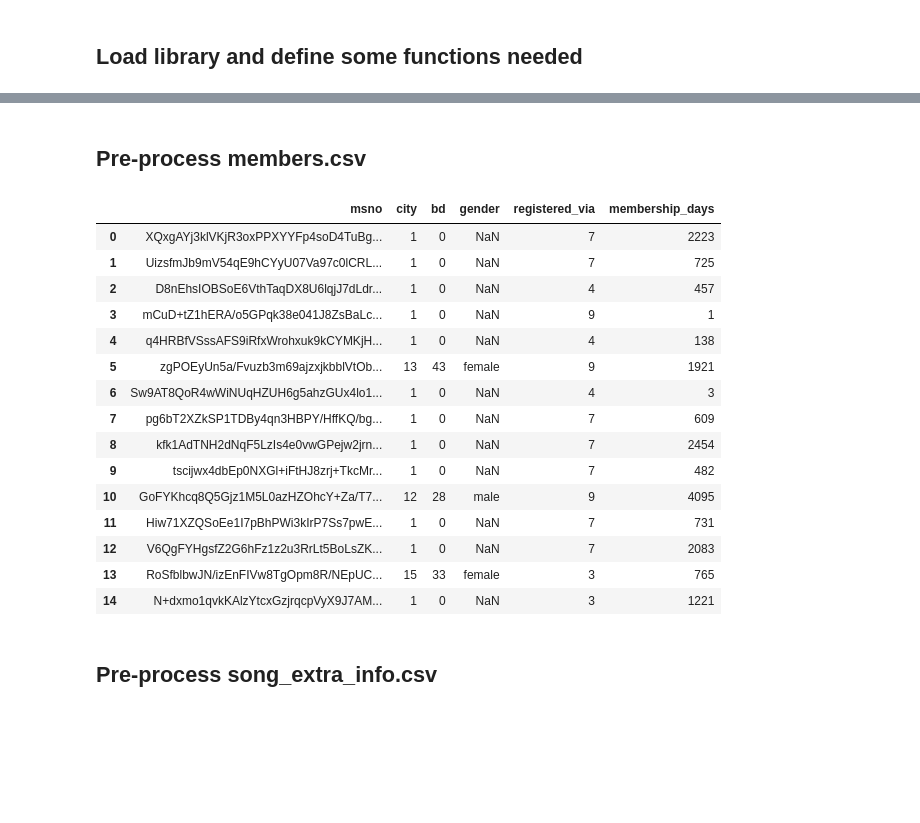
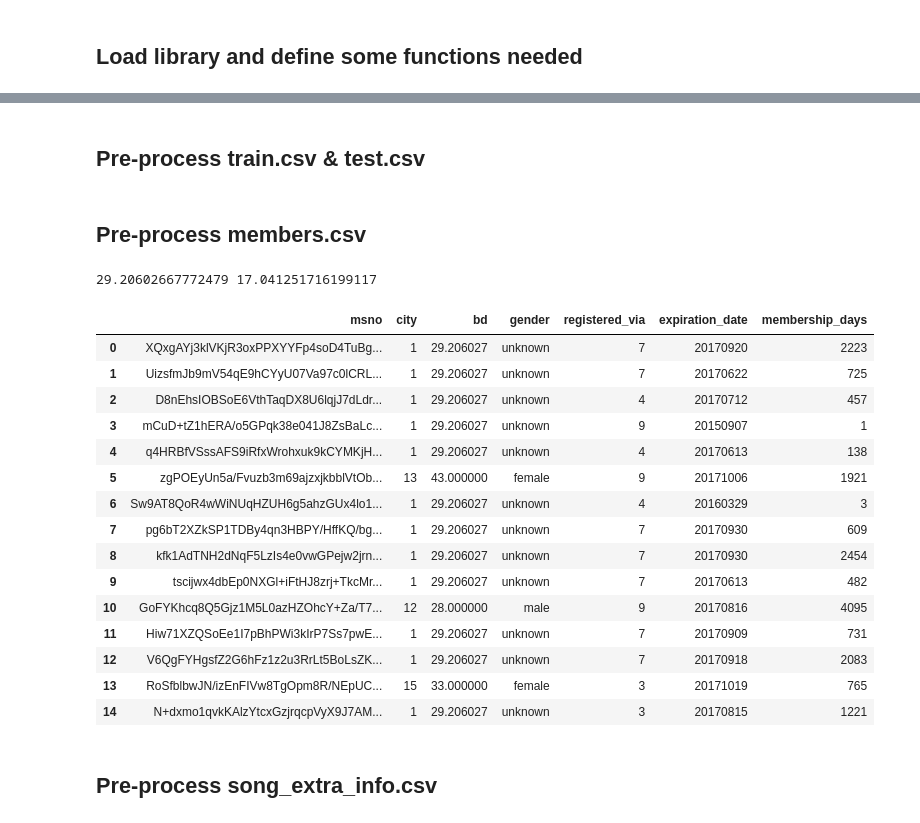
Before and after one commit to dsmilab/WSDM2018-KKBox-MRC, a Jupyter notebook: observation.ipynb, the cells around one changed output, grey strips where cells are left out. Cells and saved outputs as stored; diff of their text form; code cells hidden in the pictures; blank space fills up the shorter version.

```diff
--- a/observation.ipynb
+++ b/observation.ipynb
@@ -23,0 +112,2 @@ members_df = pd.read_csv('data/members.csv')
+# %% [markdown]
+## Pre-process train.csv & test.csv
@@ -26,45 +128,75 @@ members_df = pd.read_csv('data/members.csv')
 # %%
 def parse_str_to_date(date_str):
     # [format] yyyymmdd
     date_str = str(date_str)
     assert(isinstance(date_str, str))
     assert(len(date_str) == 8)
 
     year = int(date_str[:4])
     month = int(date_str[4:6])
     day = int(date_str[6:])
 
     return dt.date(year, month, day)
 
 
 def transform_two_dates_to_days(row):
     start = parse_str_to_date(row['registration_init_time'])
     end = parse_str_to_date(row['expiration_date'])
     delta = end - start
 
     return delta.days
 
 
+def transform_outliers(x, mean, std):
+    return x if np.abs(x - mean) <= 3 * std else -1
+
+
+def custom_gender_random_seed(x):
+    if x is not np.nan:
+        return x
+    return random.choice(['female', 'male'])
 members_df['membership_days'] = members_df.apply(transform_two_dates_to_days, axis=1)
-members_df.drop(['registration_init_time', 'expiration_date'], axis=1, inplace=True)
+# members_df['registration_year'] = members_df['registration_init_time'].apply(lambda x: int(str(x)[:4]))
+members_df.drop(['registration_init_time'], axis=1, inplace=True)
+
+membership_days_mean = members_df['membership_days'].mean()
+membership_days_std = members_df['membership_days'].std()
+# members_df['membership_days'] = members_df['np.abs(members_df['membership_days'] - membership_days_mean) <= 3 * membership_days_std'].replace(0)
+members_df['membership_days'] = members_df['membership_days'].apply(transform_outliers, args=(membership_days_mean, membership_days_std,))
+
+bd_members_df = members_df[members_df['bd'] > 0]
+bd_mean = bd_members_df['bd'].mean()
+bd_std = bd_members_df['bd'].std()
+# members_df['bd'] = members_df[np.abs(members_df['bd'] - bd_mean) <= 3 * bd_std].replace(-1)
+members_df['bd'] = members_df['bd'].apply(transform_outliers, args=(bd_mean, bd_std,))
+members_df['bd'] = members_df['bd'].replace(0, bd_mean)
+print(bd_mean, bd_std)
+
+members_df['gender'].fillna('unknown', inplace=True)
+# members_df['gender_after'] = members_df['gender'].apply(custom_gender_random_seed)
+# members_df.drop(['gender'], axis=1, inplace=True)
+# members_df.rename(columns={'gender_after': 'gender'}, inplace=True)
+
+assert(~members_df.isnull().any().any())
 members_df.head(15)
 # %% [output]
+29.20602667772479 17.041251716199117
-|  | msno | city | bd | gender | registered_via | membership_days |
-| 0 | XQxgAYj3klVKjR3oxPPXYYFp4soD4TuBg... | 1 | 0 | NaN | 7 | 2223 |
-| 1 | UizsfmJb9mV54qE9hCYyU07Va97c0lCRL... | 1 | 0 | NaN | 7 | 725 |
-| 2 | D8nEhsIOBSoE6VthTaqDX8U6lqjJ7dLdr... | 1 | 0 | NaN | 4 | 457 |
-| 3 | mCuD+tZ1hERA/o5GPqk38e041J8ZsBaLc... | 1 | 0 | NaN | 9 | 1 |
-| 4 | q4HRBfVSssAFS9iRfxWrohxuk9kCYMKjH... | 1 | 0 | NaN | 4 | 138 |
-| 5 | zgPOEyUn5a/Fvuzb3m69ajzxjkbblVtOb... | 13 | 43 | female | 9 | 1921 |
-| 6 | Sw9AT8QoR4wWiNUqHZUH6g5ahzGUx4lo1... | 1 | 0 | NaN | 4 | 3 |
-| 7 | pg6bT2XZkSP1TDBy4qn3HBPY/HffKQ/bg... | 1 | 0 | NaN | 7 | 609 |
-| 8 | kfk1AdTNH2dNqF5LzIs4e0vwGPejw2jrn... | 1 | 0 | NaN | 7 | 2454 |
-| 9 | tscijwx4dbEp0NXGl+iFtHJ8zrj+TkcMr... | 1 | 0 | NaN | 7 | 482 |
-| 10 | GoFYKhcq8Q5Gjz1M5L0azHZOhcY+Za/T7... | 12 | 28 | male | 9 | 4095 |
-| 11 | Hiw71XZQSoEe1I7pBhPWi3kIrP7Ss7pwE... | 1 | 0 | NaN | 7 | 731 |
-| 12 | V6QgFYHgsfZ2G6hFz1z2u3RrLt5BoLsZK... | 1 | 0 | NaN | 7 | 2083 |
-| 13 | RoSfblbwJN/izEnFIVw8TgOpm8R/NEpUC... | 15 | 33 | female | 3 | 765 |
-| 14 | N+dxmo1qvkKAlzYtcxGzjrqcpVyX9J7AM... | 1 | 0 | NaN | 3 | 1221 |
+|  | msno | city | bd | gender | registered_via | expiration_date | membership_days |
+| 0 | XQxgAYj3klVKjR3oxPPXYYFp4soD4TuBg... | 1 | 29.206027 | unknown | 7 | 20170920 | 2223 |
+| 1 | UizsfmJb9mV54qE9hCYyU07Va97c0lCRL... | 1 | 29.206027 | unknown | 7 | 20170622 | 725 |
+| 2 | D8nEhsIOBSoE6VthTaqDX8U6lqjJ7dLdr... | 1 | 29.206027 | unknown | 4 | 20170712 | 457 |
+| 3 | mCuD+tZ1hERA/o5GPqk38e041J8ZsBaLc... | 1 | 29.206027 | unknown | 9 | 20150907 | 1 |
+| 4 | q4HRBfVSssAFS9iRfxWrohxuk9kCYMKjH... | 1 | 29.206027 | unknown | 4 | 20170613 | 138 |
+| 5 | zgPOEyUn5a/Fvuzb3m69ajzxjkbblVtOb... | 13 | 43.000000 | female | 9 | 20171006 | 1921 |
+| 6 | Sw9AT8QoR4wWiNUqHZUH6g5ahzGUx4lo1... | 1 | 29.206027 | unknown | 4 | 20160329 | 3 |
+| 7 | pg6bT2XZkSP1TDBy4qn3HBPY/HffKQ/bg... | 1 | 29.206027 | unknown | 7 | 20170930 | 609 |
+| 8 | kfk1AdTNH2dNqF5LzIs4e0vwGPejw2jrn... | 1 | 29.206027 | unknown | 7 | 20170930 | 2454 |
+| 9 | tscijwx4dbEp0NXGl+iFtHJ8zrj+TkcMr... | 1 | 29.206027 | unknown | 7 | 20170613 | 482 |
+| 10 | GoFYKhcq8Q5Gjz1M5L0azHZOhcY+Za/T7... | 12 | 28.000000 | male | 9 | 20170816 | 4095 |
+| 11 | Hiw71XZQSoEe1I7pBhPWi3kIrP7Ss7pwE... | 1 | 29.206027 | unknown | 7 | 20170909 | 731 |
+| 12 | V6QgFYHgsfZ2G6hFz1z2u3RrLt5BoLsZK... | 1 | 29.206027 | unknown | 7 | 20170918 | 2083 |
+| 13 | RoSfblbwJN/izEnFIVw8TgOpm8R/NEpUC... | 15 | 33.000000 | female | 3 | 20171019 | 765 |
+| 14 | N+dxmo1qvkKAlzYtcxGzjrqcpVyX9J7AM... | 1 | 29.206027 | unknown | 3 | 20170815 | 1221 |
 # %% [markdown]
 ## Pre-process song_extra_info.csv
 # %%
```
Also changed, not shown: parts of 13 cells of this notebook, 1 other file.
